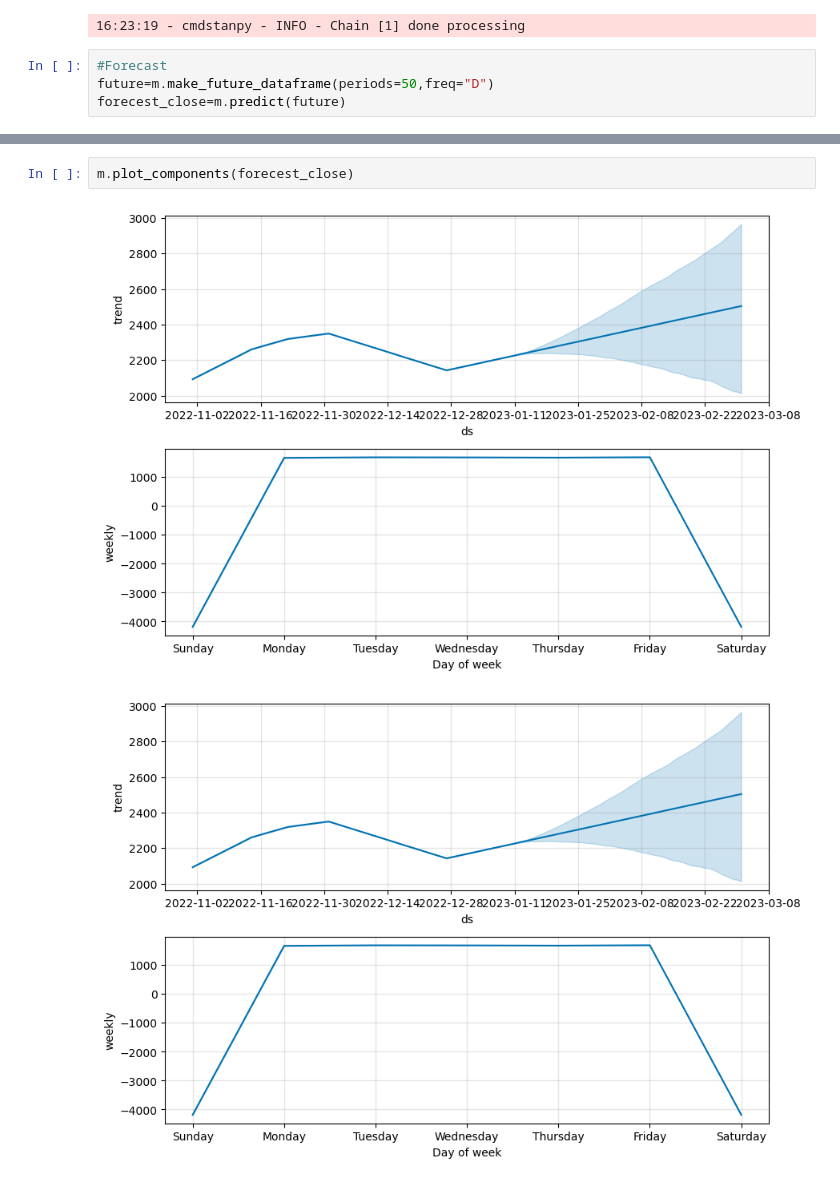
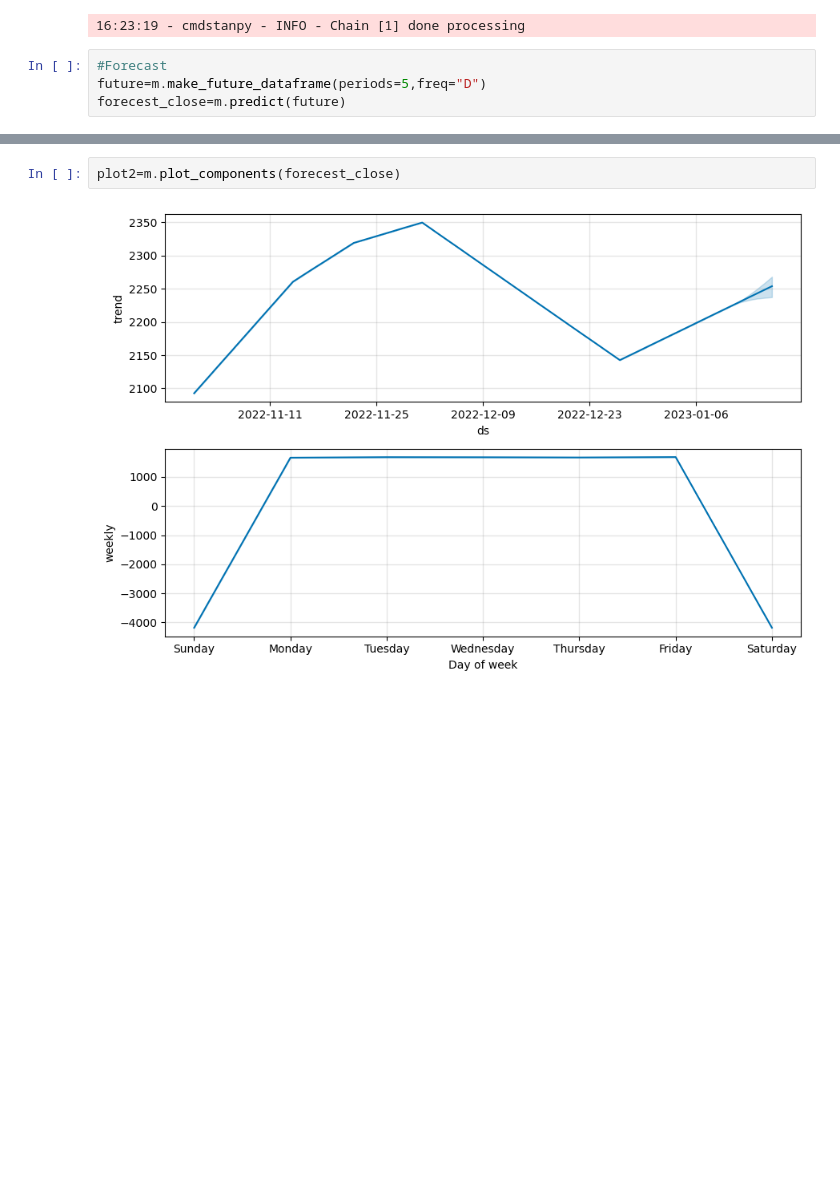
Before and after one commit to YanaOrf/Stock_market_sentiment_analysis, a Jupyter notebook: sent_analysis.ipynb, the cells around one changed output, grey strips where cells are left out. Cells and saved outputs as stored; diff of their text form; blank space fills up the shorter version.

```diff
--- a/sent_analysis.ipynb
+++ b/sent_analysis.ipynb
@@ -460,7 +460,7 @@ To disable this warning, you can either:
 16:23:19 - cmdstanpy - INFO - Chain [1] done processing
 # %%
 #Forecast
-future=m.make_future_dataframe(periods=50,freq="D")
+future=m.make_future_dataframe(periods=5,freq="D")
 forecest_close=m.predict(future)
 # %%
 forecest_close.head(5)
@@ -479,5 +492,4 @@ m.plot(forecest_close)
 # %%
-m.plot_components(forecest_close)
+plot2=m.plot_components(forecest_close)
 # %% [output]
-[figure, old version]
+[figure, new version]
-[figure, removed]
```
Also changed, not shown: parts of 3 cells of this notebook.
